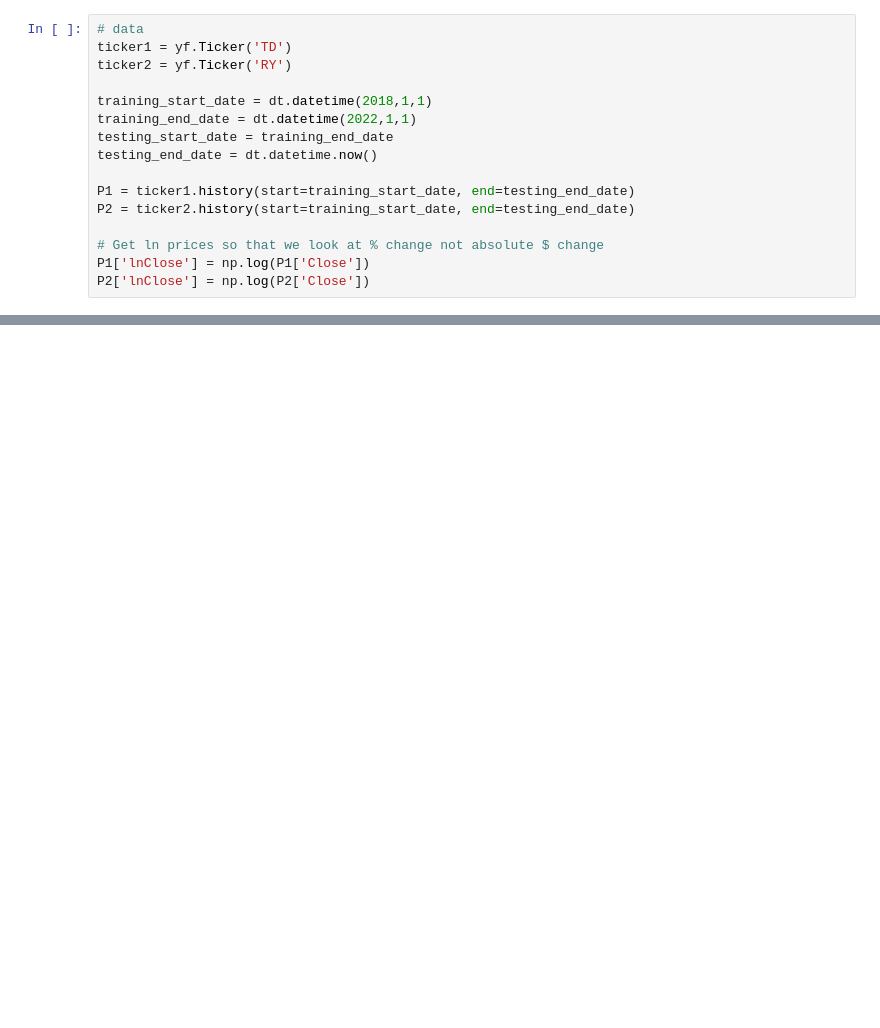
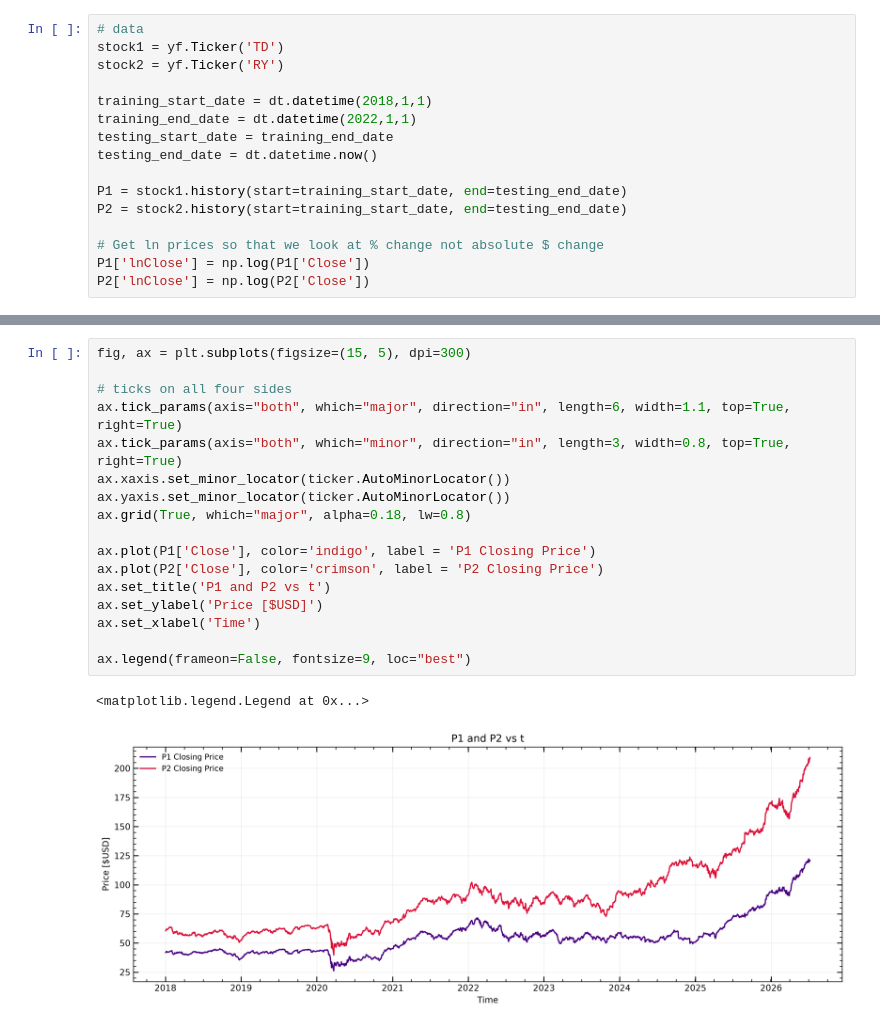
Before and after one commit to JamesDuf/Pairs-Trading-Framework, a Jupyter notebook: Pairs_Trading_Framework.ipynb, the cells around one changed output, grey strips where cells are left out. Drawn from its saved outputs; the diff is of its cells as text; blank space fills up the shorter version.

```diff
--- a/Pairs_Trading_Framework.ipynb
+++ b/Pairs_Trading_Framework.ipynb
@@ -11,16 +12,16 @@ import warnings
 warnings.filterwarnings('ignore')
 # %%
 # data
-ticker1 = yf.Ticker('TD')
-ticker2 = yf.Ticker('RY')
+stock1 = yf.Ticker('TD')
+stock2 = yf.Ticker('RY')
 
 training_start_date = dt.datetime(2018,1,1)
 training_end_date = dt.datetime(2022,1,1)
 testing_start_date = training_end_date
 testing_end_date = dt.datetime.now()
 
-P1 = ticker1.history(start=training_start_date, end=testing_end_date)
-P2 = ticker2.history(start=training_start_date, end=testing_end_date)
+P1 = stock1.history(start=training_start_date, end=testing_end_date)
+P2 = stock2.history(start=training_start_date, end=testing_end_date)
 
 # Get ln prices so that we look at % change not absolute $ change
 P1['lnClose'] = np.log(P1['Close'])
@@ -96,0 +130,20 @@ Notes:
+# %%
+fig, ax = plt.subplots(figsize=(15, 5), dpi=300)
+
+# ticks on all four sides
+ax.tick_params(axis="both", which="major", direction="in", length=6, width=1.1, top=True, right=True)
+ax.tick_params(axis="both", which="minor", direction="in", length=3, width=0.8, top=True, right=True)
+ax.xaxis.set_minor_locator(ticker.AutoMinorLocator())
+ax.yaxis.set_minor_locator(ticker.AutoMinorLocator())
+ax.grid(True, which="major", alpha=0.18, lw=0.8)
+
+ax.plot(P1['Close'], color='indigo', label = 'P1 Closing Price')
+ax.plot(P2['Close'], color='crimson', label = 'P2 Closing Price')
+ax.set_title('P1 and P2 vs t')
+ax.set_ylabel('Price [$USD]')
+ax.set_xlabel('Time')
+
+ax.legend(frameon=False, fontsize=9, loc="best")
+# %% [output]
+<matplotlib.legend.Legend at 0x...>
+[figure, added]
```
Also changed, not shown: parts of 9 cells of this notebook.
